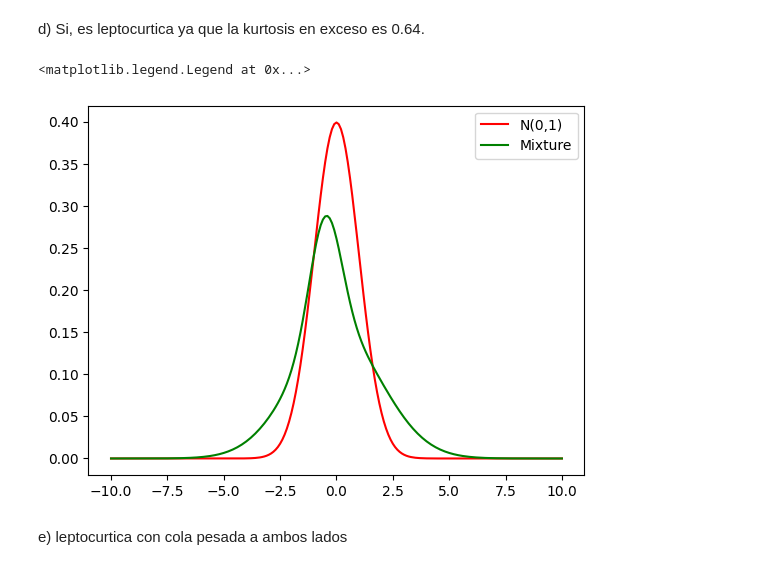
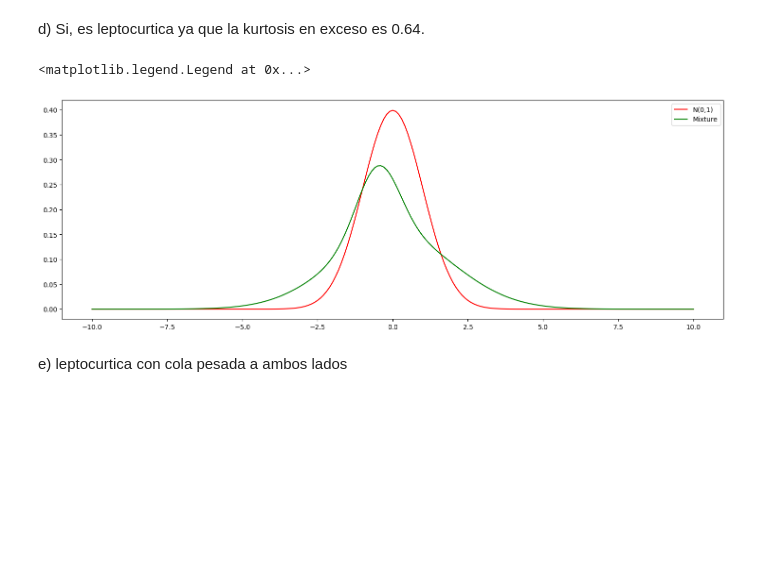
Before and after one commit to felipeaguirre66/UDESA-estocastico, a Jupyter notebook: Clase 10/Parcialito/parcialito.ipynb, the cells around one changed output. Cells and saved outputs as stored; diff of their text form; code cells hidden in the pictures; blank space fills up the shorter version.

```diff
--- a/Clase 10/Parcialito/parcialito.ipynb
+++ b/Clase 10/Parcialito/parcialito.ipynb
@@ -74,15 +74,16 @@ d) Si, es leptocurtica ya que la kurtosis en exceso es 0.64.
 # %%
 s = pd.Series(np.arange(-10,10.1,0.1))
 norm_standar = normal_pdf(s, mu=0, sigma=1)
 s_norm_1 = normal_pdf(s, mu=-0.49, sigma=np.sqrt(0.49))
 s_norm_2 = normal_pdf(s, mu=0, sigma=np.sqrt(4))
 mixtured = 0.25 * s_norm_1 + 0.75 * s_norm_2
+plt.figure(figsize=(18, 6))
 plt.plot(s, norm_standar, label='N(0,1)', color='red')
 plt.plot(s, mixtured, label='Mixture', color='green')
 plt.legend()
 # %% [output]
 <matplotlib.legend.Legend at 0x...>
-[figure, old version]
+[figure, new version]
 # %% [markdown]
 e) leptocurtica con cola pesada a ambos lados
 # %%
```
Also changed, not shown: parts of 35 cells of this notebook, 4 other files.
